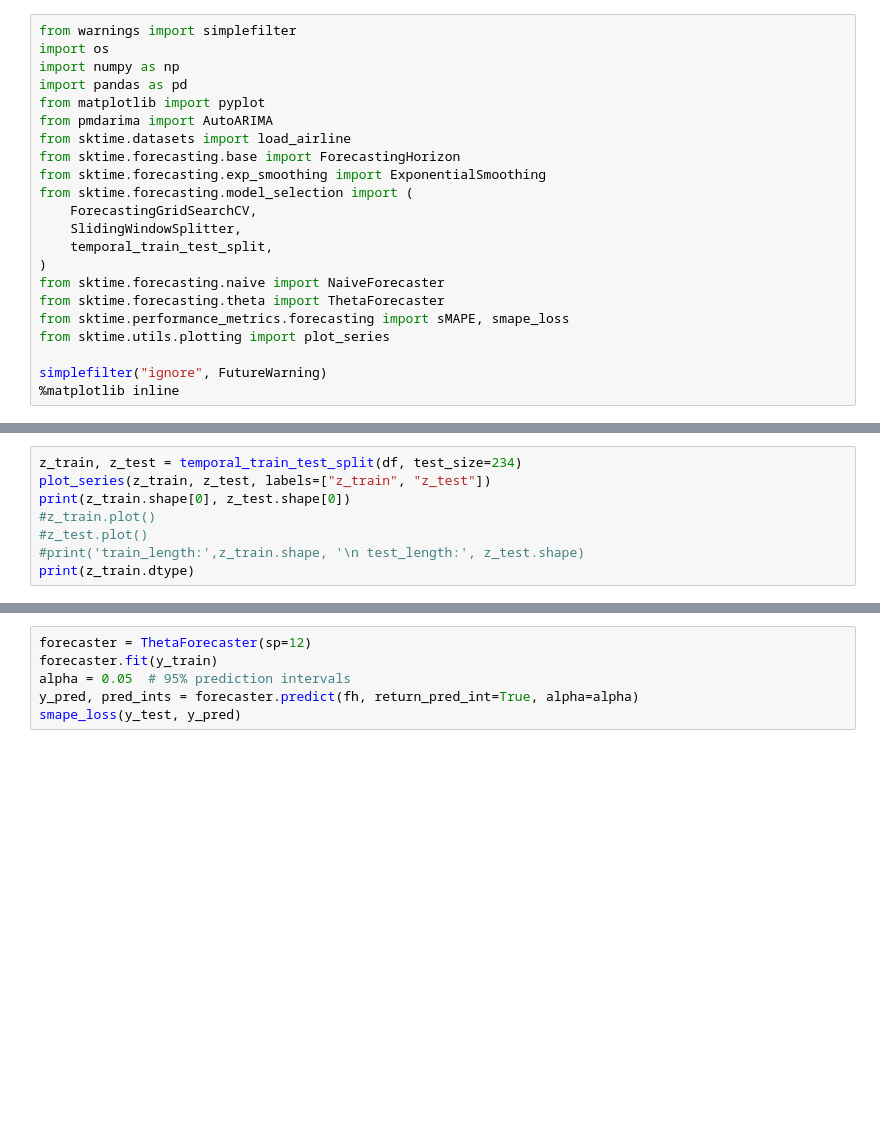
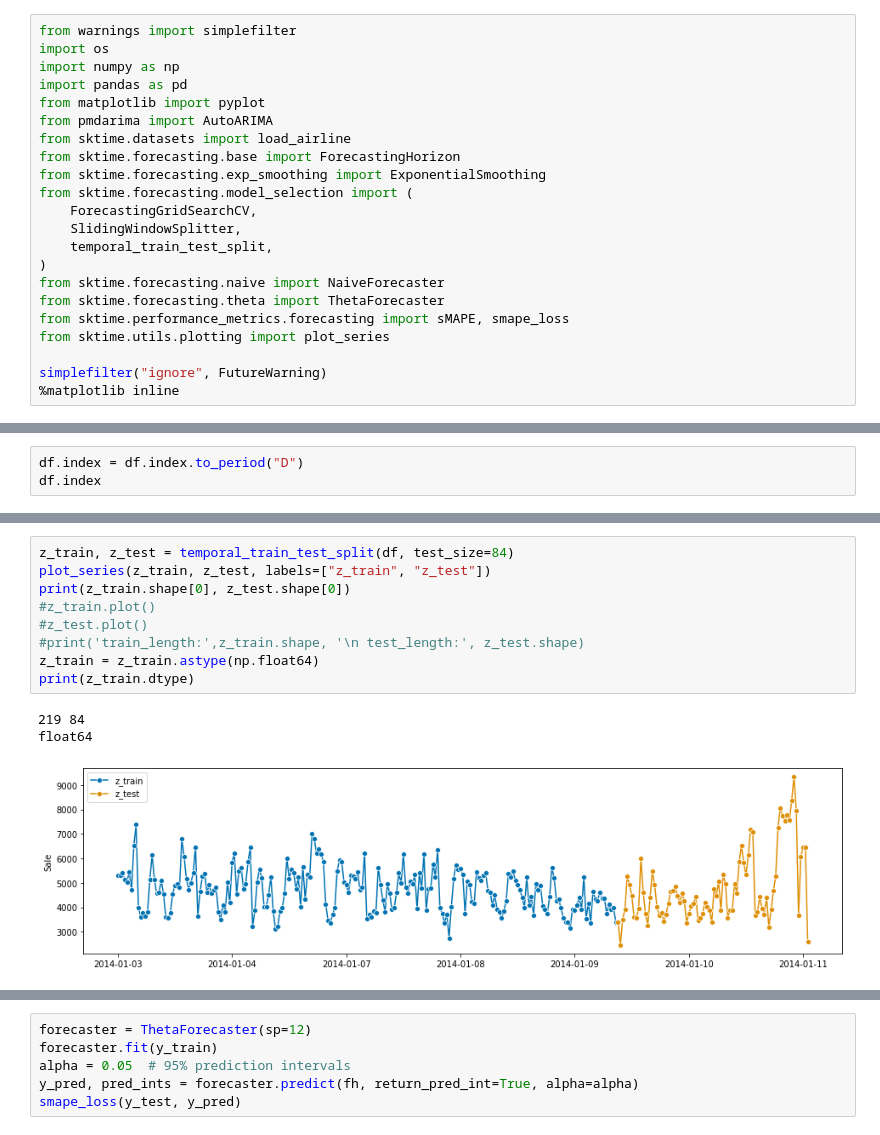
Before and after one commit to gpreet-singh/betasci, a Jupyter notebook: naive.ipynb, the cells around one changed output, grey strips where cells are left out. Drawn from its saved outputs; the diff is of its cells as text; blank space fills up the shorter version.

```diff
--- a/naive.ipynb
+++ b/naive.ipynb
@@ -42,0 +52,3 @@ df.index
+# %%
+df.index = df.index.to_period("D")
+df.index
@@ -48,11 +73,16 @@ print(y_train.dtype)
 # %%
-z_train, z_test = temporal_train_test_split(df, test_size=234)
+z_train, z_test = temporal_train_test_split(df, test_size=84)
 plot_series(z_train, z_test, labels=["z_train", "z_test"])
 print(z_train.shape[0], z_test.shape[0])
 #z_train.plot()
 #z_test.plot()
 #print('train_length:',z_train.shape, '\n test_length:', z_test.shape)
+z_train = z_train.astype(np.float64)
 print(z_train.dtype)
+# %% [output]
+219 84
+float64
+[figure, added]
 # %%
 fh = np.arange(len(y_test)) + 1
 fh
```
Also changed, not shown: parts of 17 cells of this notebook, 1 other file.
